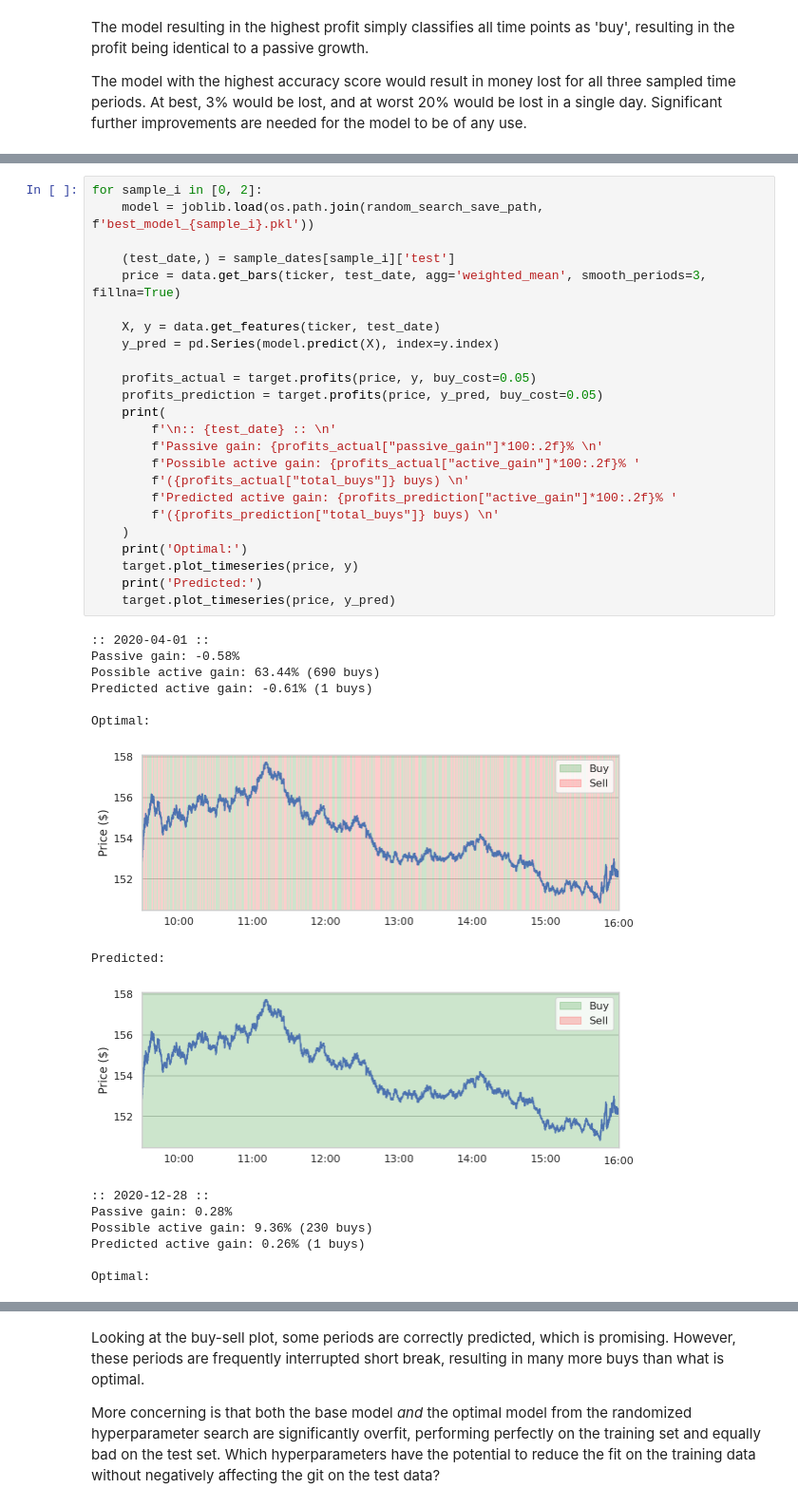
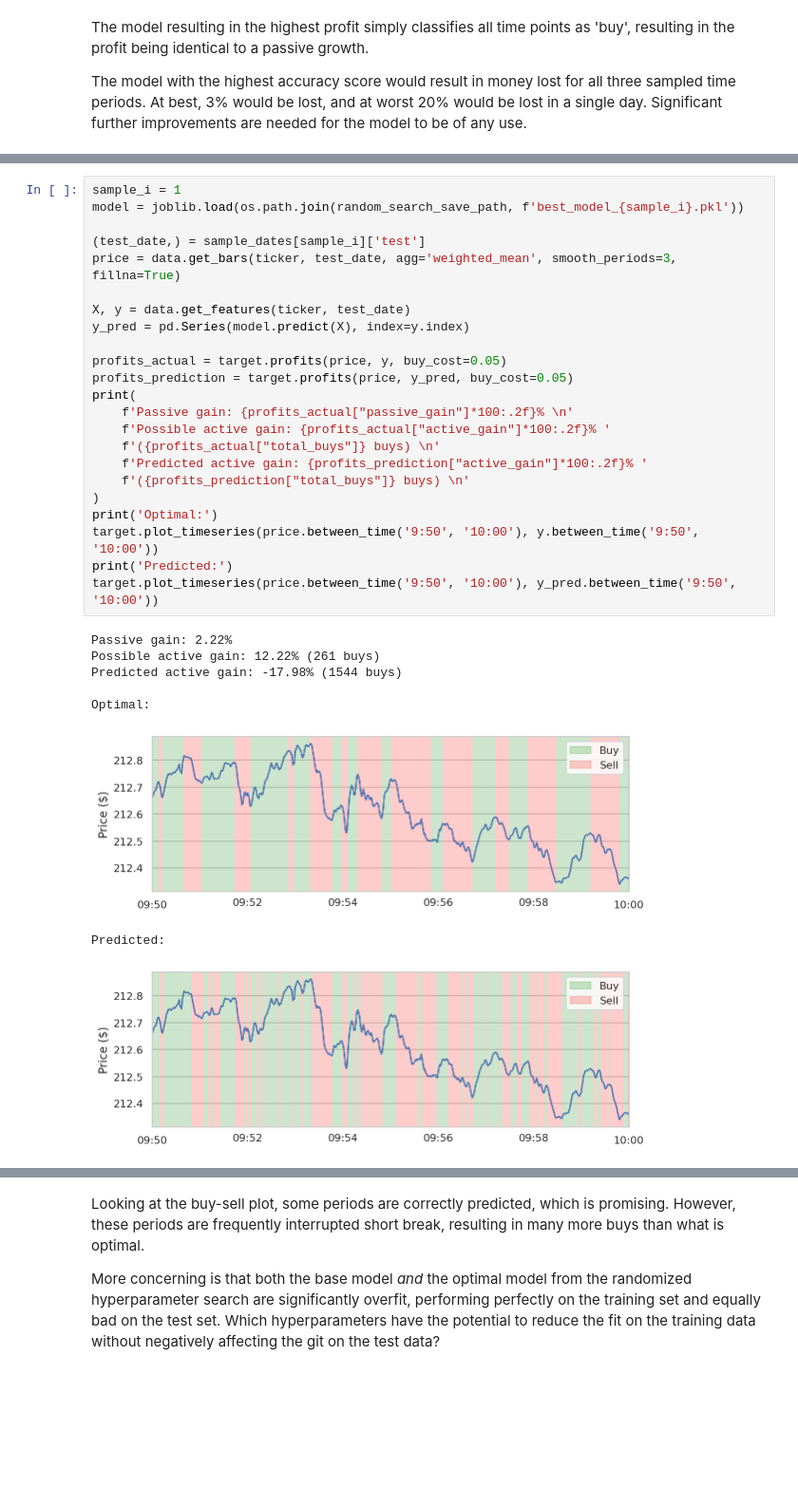
Before and after one commit to dwitvliet/project-stock-trading, a Jupyter notebook: stock_prediction.ipynb, the cells around one changed output, grey strips where cells are left out. Shown at 95% size. Cells and saved outputs as stored; diff of their text form; blank space fills up the shorter version.

```diff
--- a/stock_prediction.ipynb
+++ b/stock_prediction.ipynb
@@ -488,40 +492,32 @@ What could be done to increase profit?
 # %%
-for sample_i in [0, 2]:
-    model = joblib.load(os.path.join(random_search_save_path, f'best_model_{sample_i}.pkl'))
+sample_i = 1
+model = joblib.load(os.path.join(random_search_save_path, f'best_model_{sample_i}.pkl'))
 
-    (test_date,) = sample_dates[sample_i]['test']
-    price = data.get_bars(ticker, test_date, agg='weighted_mean', smooth_periods=3, fillna=True)
+(test_date,) = sample_dates[sample_i]['test']
+price = data.get_bars(ticker, test_date, agg='weighted_mean', smooth_periods=3, fillna=True)
 
-    X, y = data.get_features(ticker, test_date)
-    y_pred = pd.Series(model.predict(X), index=y.index)
+X, y = data.get_features(ticker, test_date)
+y_pred = pd.Series(model.predict(X), index=y.index)
 
-    profits_actual = target.profits(price, y, buy_cost=0.05)
-    profits_prediction = target.profits(price, y_pred, buy_cost=0.05)
-    print(
-        f'\n:: {test_date} :: \n'
-        f'Passive gain: {profits_actual["passive_gain"]*100:.2f}% \n'
-        f'Possible active gain: {profits_actual["active_gain"]*100:.2f}% '
-        f'({profits_actual["total_buys"]} buys) \n'
-        f'Predicted active gain: {profits_prediction["active_gain"]*100:.2f}% '
-        f'({profits_prediction["total_buys"]} buys) \n'
-    )
-    print('Optimal:')
-    target.plot_timeseries(price, y)
-    print('Predicted:')
-    target.plot_timeseries(price, y_pred)
+profits_actual = target.profits(price, y, buy_cost=0.05)
+profits_prediction = target.profits(price, y_pred, buy_cost=0.05)
+print(
+    f'Passive gain: {profits_actual["passive_gain"]*100:.2f}% \n'
+    f'Possible active gain: {profits_actual["active_gain"]*100:.2f}% '
+    f'({profits_actual["total_buys"]} buys) \n'
+    f'Predicted active gain: {profits_prediction["active_gain"]*100:.2f}% '
+    f'({profits_prediction["total_buys"]} buys) \n'
+)
+print('Optimal:')
+target.plot_timeseries(price.between_time('9:50', '10:00'), y.between_time('9:50', '10:00'))
+print('Predicted:')
+target.plot_timeseries(price.between_time('9:50', '10:00'), y_pred.between_time('9:50', '10:00'))
 # %% [output]
-:: 2020-04-01 ::
-Passive gain: -0.58%
-Possible active gain: 63.44% (690 buys)
-Predicted active gain: -0.61% (1 buys)
+Passive gain: 2.22%
+Possible active gain: 12.22% (261 buys)
+Predicted active gain: -17.98% (1544 buys)
 
 Optimal:
-[figure, old version]
+[figure, new version]
 Predicted:
-[figure, old version]
+[figure, new version]
-:: 2020-12-28 ::
-Passive gain: 0.28%
-Possible active gain: 9.36% (230 buys)
-Predicted active gain: 0.26% (1 buys)
-
-Optimal:
```
Also changed, not shown: parts of 2 cells of this notebook.
